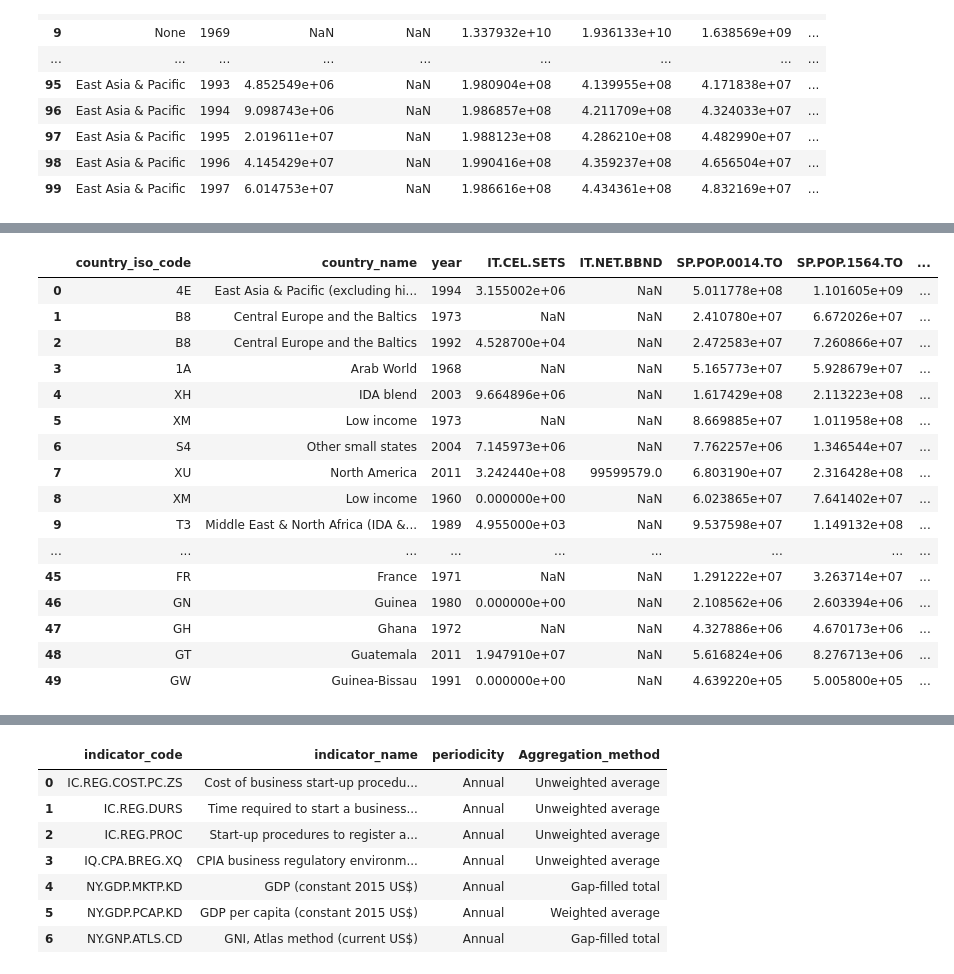
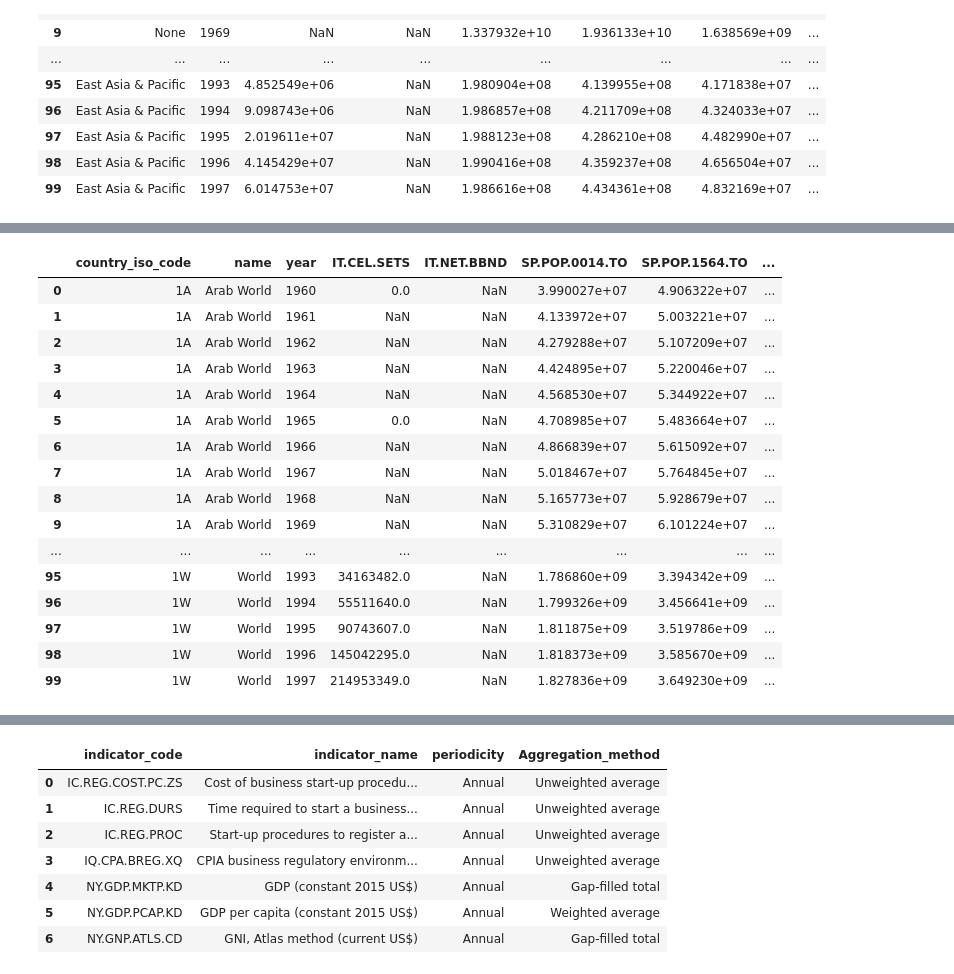
Before and after one commit to sravanigodavarthi/WDI-PySpark-ETL, a Jupyter notebook: ETL_WDI.ipynb, the cells around one changed output, grey strips where cells are left out. Drawn from its saved outputs; the diff is of its cells as text; code cells hidden in the pictures.

```diff
--- a/ETL_WDI.ipynb
+++ b/ETL_WDI.ipynb
@@ -475,9 +466,3 @@ showDF(targetIndicators)
 | 3 | SP.POP.1564.TO | Population ages 15-64, total |
 | 4 | SP.POP.65UP.TO | Population ages 65 and above, total |
 | 5 | SP.POP.TOTL | Population, total |
-# %%
-df_indicators = spark.read.format("csv") \
-                .option("header", "true") \
-                .option("inferSchema", "true") \
-                .load("WDIData.csv")
-showDF(df_indicators)
@@ -510,8 +471,7 @@ indicatorsData = df_indicators \
                 .withColumnRenamed("Indicator Code", "indicator_code") \
                 .withColumnRenamed("Country Code", "wb_country_code") \
                 .drop("Indicator Name") \
-                .drop("Country Name") \
-                .drop("_c66")
+                .drop("Country Name")
 showDF(indicatorsData)
 indicatorsData.count()
 # %% [output]
@@ -817,0 +713,12 @@ regionalPivot.filter('region is not null') \
+# %%
+countryIndicators = indicatorsDF.join(countryDimFinal
+                                       , indicatorsDF.wb_country_code == countryDim.wb_country_code
+                                       , "inner") \
+    .select(indicatorsDF.wb_country_code
+            , countryDim.country_iso_code
+            , countryDim.name
+            , indicatorsDF.year
+            , indicatorsDF.indicator_code
+            , indicatorsDF.indicator_value)
+
+showDF(countryIndicators)
@@ -818,24 +743,24 @@ regionalPivot.filter('region is not null') \
 # %%
-countryPivot = countryIndicators.groupBy('country_iso_code', 'country_name', 'year') \
+countryPivot = countryIndicators.groupBy('country_iso_code', 'name', 'year') \
     .pivot('indicator_code').sum('indicator_value')
 # %%
-showDF(countryPivot)
+showDF(countryPivot.orderBy('country_iso_code', 'name', 'year'), limitRows=100)
 # %% [output]
-|  | country_iso_code | country_name | year | IT.CEL.SETS | IT.NET.BBND | SP.POP.0014.TO | SP.POP.1564.TO | ... |
-| 0 | 4E | East Asia & Pacific (excluding hi... | 1994 | 3.155002e+06 | NaN | 5.011778e+08 | 1.101605e+09 | ... |
-| 1 | B8 | Central Europe and the Baltics | 1973 | NaN | NaN | 2.410780e+07 | 6.672026e+07 | ... |
-| 2 | B8 | Central Europe and the Baltics | 1992 | 4.528700e+04 | NaN | 2.472583e+07 | 7.260866e+07 | ... |
-| 3 | 1A | Arab World | 1968 | NaN | NaN | 5.165773e+07 | 5.928679e+07 | ... |
-| 4 | XH | IDA blend | 2003 | 9.664896e+06 | NaN | 1.617429e+08 | 2.113223e+08 | ... |
-| 5 | XM | Low income | 1973 | NaN | NaN | 8.669885e+07 | 1.011958e+08 | ... |
-| 6 | S4 | Other small states | 2004 | 7.145973e+06 | NaN | 7.762257e+06 | 1.346544e+07 | ... |
-| 7 | XU | North America | 2011 | 3.242440e+08 | 99599579.0 | 6.803190e+07 | 2.316428e+08 | ... |
-| 8 | XM | Low income | 1960 | 0.000000e+00 | NaN | 6.023865e+07 | 7.641402e+07 | ... |
-| 9 | T3 | Middle East & North Africa (IDA &... | 1989 | 4.955000e+03 | NaN | 9.537598e+07 | 1.149132e+08 | ... |
+|  | country_iso_code | name | year | IT.CEL.SETS | IT.NET.BBND | SP.POP.0014.TO | SP.POP.1564.TO | ... |
+| 0 | 1A | Arab World | 1960 | 0.0 | NaN | 3.990027e+07 | 4.906322e+07 | ... |
+| 1 | 1A | Arab World | 1961 | NaN | NaN | 4.133972e+07 | 5.003221e+07 | ... |
+| 2 | 1A | Arab World | 1962 | NaN | NaN | 4.279288e+07 | 5.107209e+07 | ... |
+| 3 | 1A | Arab World | 1963 | NaN | NaN | 4.424895e+07 | 5.220046e+07 | ... |
+| 4 | 1A | Arab World | 1964 | NaN | NaN | 4.568530e+07 | 5.344922e+07 | ... |
+| 5 | 1A | Arab World | 1965 | 0.0 | NaN | 4.708985e+07 | 5.483664e+07 | ... |
+| 6 | 1A | Arab World | 1966 | NaN | NaN | 4.866839e+07 | 5.615092e+07 | ... |
+| 7 | 1A | Arab World | 1967 | NaN | NaN | 5.018467e+07 | 5.764845e+07 | ... |
+| 8 | 1A | Arab World | 1968 | NaN | NaN | 5.165773e+07 | 5.928679e+07 | ... |
+| 9 | 1A | Arab World | 1969 | NaN | NaN | 5.310829e+07 | 6.101224e+07 | ... |
 | ... | ... | ... | ... | ... | ... | ... | ... | ... |
-| 45 | FR | France | 1971 | NaN | NaN | 1.291222e+07 | 3.263714e+07 | ... |
-| 46 | GN | Guinea | 1980 | 0.000000e+00 | NaN | 2.108562e+06 | 2.603394e+06 | ... |
-| 47 | GH | Ghana | 1972 | NaN | NaN | 4.327886e+06 | 4.670173e+06 | ... |
-| 48 | GT | Guatemala | 2011 | 1.947910e+07 | NaN | 5.616824e+06 | 8.276713e+06 | ... |
-| 49 | GW | Guinea-Bissau | 1991 | 0.000000e+00 | NaN | 4.639220e+05 | 5.005800e+05 | ... |
+| 95 | 1W | World | 1993 | 34163482.0 | NaN | 1.786860e+09 | 3.394342e+09 | ... |
+| 96 | 1W | World | 1994 | 55511640.0 | NaN | 1.799326e+09 | 3.456641e+09 | ... |
+| 97 | 1W | World | 1995 | 90743607.0 | NaN | 1.811875e+09 | 3.519786e+09 | ... |
+| 98 | 1W | World | 1996 | 145042295.0 | NaN | 1.818373e+09 | 3.585670e+09 | ... |
+| 99 | 1W | World | 1997 | 214953349.0 | NaN | 1.827836e+09 | 3.649230e+09 | ... |
 # %%
```
Also changed, not shown: parts of 76 cells of this notebook, 20 other files.
